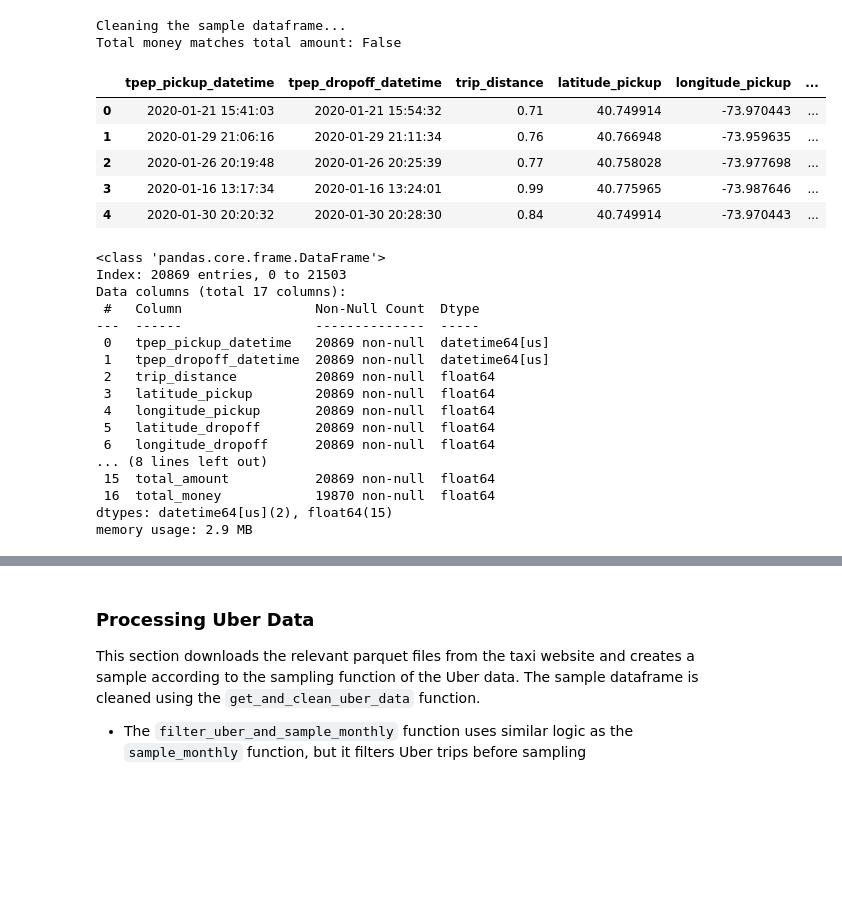
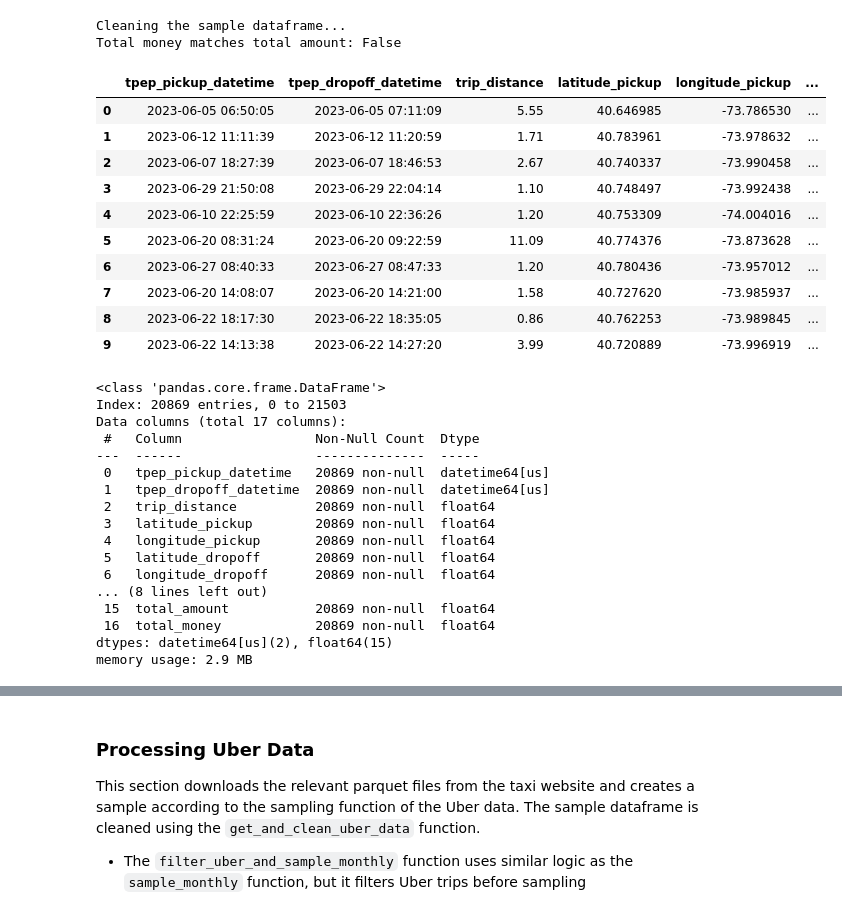
Before and after one commit to rosyzhj/4501-final-project, a Jupyter notebook: Project Scaffolding.ipynb, the cells around one changed output, grey strips where cells are left out. Drawn from its saved outputs; the diff is of its cells as text; code cells hidden in the pictures; blank space fills up the shorter version.

Commit message:
Updated portions of Part 1 and 2
- Updated taxi cleaning (airport fee)
- Modified Uber data sampling
- Fixed weather table schema

```diff
--- a/Project Scaffolding.ipynb
+++ b/Project Scaffolding.ipynb
@@ -249,6 +249,11 @@ def get_and_clean_taxidata(dataframe):
         # remove some location IDs not valid and distance is 0
         dataframe = dataframe.dropna(subset=['latitude_pickup', 'longitude_pickup', 'latitude_dropoff', 'longitude_dropoff'])
         dataframe = dataframe[dataframe["trip_distance"] != 0]
+
+        # airport_fee combine with Airport_fee
+        dataframe["airport_fee"] = dataframe["Airport_fee"].combine_first(dataframe["airport_fee"])
+        dataframe.drop(columns=["Airport_fee"], inplace=True)
+        dataframe["airport_fee"] = dataframe["airport_fee"].fillna(0)
 
         # remove unnecessary columns
         columns_to_keep = [
@@ -269,27 +274,19 @@ def get_and_clean_taxidata(dataframe):
         dataframe['tpep_dropoff_datetime'] = pd.to_datetime(dataframe['tpep_dropoff_datetime'])
         dataframe['trip_distance'] = dataframe['trip_distance'].astype(float)
 
-        # Set airport_fee values based on conditions
-        dataframe['airport_fee'] = dataframe['airport_fee'].fillna(
-            dataframe.apply(lambda row: 1.25 if (LGA_BOX_COORDS[0][0] <= row['latitude_pickup'] <= LGA_BOX_COORDS[1][0] and
-                                                   LGA_BOX_COORDS[0][1] <= row['longitude_pickup'] <= LGA_BOX_COORDS[1][1]) or
-                                                   (JFK_BOX_COORDS[0][0] <= row['latitude_pickup'] <= JFK_BOX_COORDS[1][0] and
-                                                    JFK_BOX_COORDS[0][1] <= row['longitude_pickup'] <= JFK_BOX_COORDS[1][1])
-                                                   else 0, axis=1)
-        )
-
         # caculate part of total_money
+        dataframe['congestion_surcharge'] = dataframe['congestion_surcharge'].fillna(0)
         dataframe['total_money'] = (dataframe['fare_amount'] + dataframe['extra'] + dataframe['mta_tax'] +
                                      dataframe['tip_amount'] + dataframe['tolls_amount'] +
                                      dataframe['improvement_surcharge'] + dataframe['congestion_surcharge'])
 
         # Add airport_fee to total_money if within airport coordinates
-        dataframe['total_money'] += dataframe.apply(lambda row: row['airport_fee'] if
-            (LGA_BOX_COORDS[0][0] <= row['latitude_pickup'] <= LGA_BOX_COORDS[1][0] and
-             LGA_BOX_COORDS[0][1] <= row['longitude_pickup'] <= LGA_BOX_COORDS[1][1]) or
-            (JFK_BOX_COORDS[0][0] <= row['latitude_pickup'] <= JFK_BOX_COORDS[1][0] and
-             JFK_BOX_COORDS[0][1] <= row['longitude_pickup'] <= JFK_BOX_COORDS[1][1])
-            else 0, axis=1)
+        # dataframe['total_money'] += dataframe.apply(lambda row: row['airport_fee'] if
+        #     (LGA_BOX_COORDS[0][0] <= row['latitude_pickup'] <= LGA_BOX_COORDS[1][0] and
+        #      LGA_BOX_COORDS[0][1] <= row['longitude_pickup'] <= LGA_BOX_COORDS[1][1]) or
+        #     (JFK_BOX_COORDS[0][0] <= row['latitude_pickup'] <= JFK_BOX_COORDS[1][0] and
+        #      JFK_BOX_COORDS[0][1] <= row['longitude_pickup'] <= JFK_BOX_COORDS[1][1])
+        #     else 0, axis=1)
 
         # Compare total_money with total_amount
         comparison_result = (dataframe['total_money'] == dataframe['total_amount'])
@@ -317,14 +314,19 @@ taxi_data = get_and_clean_taxidata(sampled_taxi_df)
 Cleaning the sample dataframe...
 Total money matches total amount: False
 # %%
-taxi_data.head()
+taxi_data.head(10)
 # %% [output]
 |  | tpep_pickup_datetime | tpep_dropoff_datetime | trip_distance | latitude_pickup | longitude_pickup | ... |
-| 0 | 2020-01-21 15:41:03 | 2020-01-21 15:54:32 | 0.71 | 40.749914 | -73.970443 | ... |
-| 1 | 2020-01-29 21:06:16 | 2020-01-29 21:11:34 | 0.76 | 40.766948 | -73.959635 | ... |
-| 2 | 2020-01-26 20:19:48 | 2020-01-26 20:25:39 | 0.77 | 40.758028 | -73.977698 | ... |
-| 3 | 2020-01-16 13:17:34 | 2020-01-16 13:24:01 | 0.99 | 40.775965 | -73.987646 | ... |
-| 4 | 2020-01-30 20:20:32 | 2020-01-30 20:28:30 | 0.84 | 40.749914 | -73.970443 | ... |
+| 0 | 2023-06-05 06:50:05 | 2023-06-05 07:11:09 | 5.55 | 40.646985 | -73.786530 | ... |
+| 1 | 2023-06-12 11:11:39 | 2023-06-12 11:20:59 | 1.71 | 40.783961 | -73.978632 | ... |
+| 2 | 2023-06-07 18:27:39 | 2023-06-07 18:46:53 | 2.67 | 40.740337 | -73.990458 | ... |
+| 3 | 2023-06-29 21:50:08 | 2023-06-29 22:04:14 | 1.10 | 40.748497 | -73.992438 | ... |
+| 4 | 2023-06-10 22:25:59 | 2023-06-10 22:36:26 | 1.20 | 40.753309 | -74.004016 | ... |
+| 5 | 2023-06-20 08:31:24 | 2023-06-20 09:22:59 | 11.09 | 40.774376 | -73.873628 | ... |
+| 6 | 2023-06-27 08:40:33 | 2023-06-27 08:47:33 | 1.20 | 40.780436 | -73.957012 | ... |
+| 7 | 2023-06-20 14:08:07 | 2023-06-20 14:21:00 | 1.58 | 40.727620 | -73.985937 | ... |
+| 8 | 2023-06-22 18:17:30 | 2023-06-22 18:35:05 | 0.86 | 40.762253 | -73.989845 | ... |
+| 9 | 2023-06-22 14:13:38 | 2023-06-22 14:27:20 | 3.99 | 40.720889 | -73.996919 | ... |
 # %%
 taxi_data.info()
 # %% [output]
@@ -342,7 +344,7 @@ Data columns (total 17 columns):
  6   longitude_dropoff      20869 non-null  float64
 ... (8 lines left out)
  15  total_amount           20869 non-null  float64
- 16  total_money            19870 non-null  float64
+ 16  total_money            20869 non-null  float64
 dtypes: datetime64[us](2), float64(15)
 memory usage: 2.9 MB
 # %%
```
Also changed, not shown: parts of 15 cells of this notebook.
